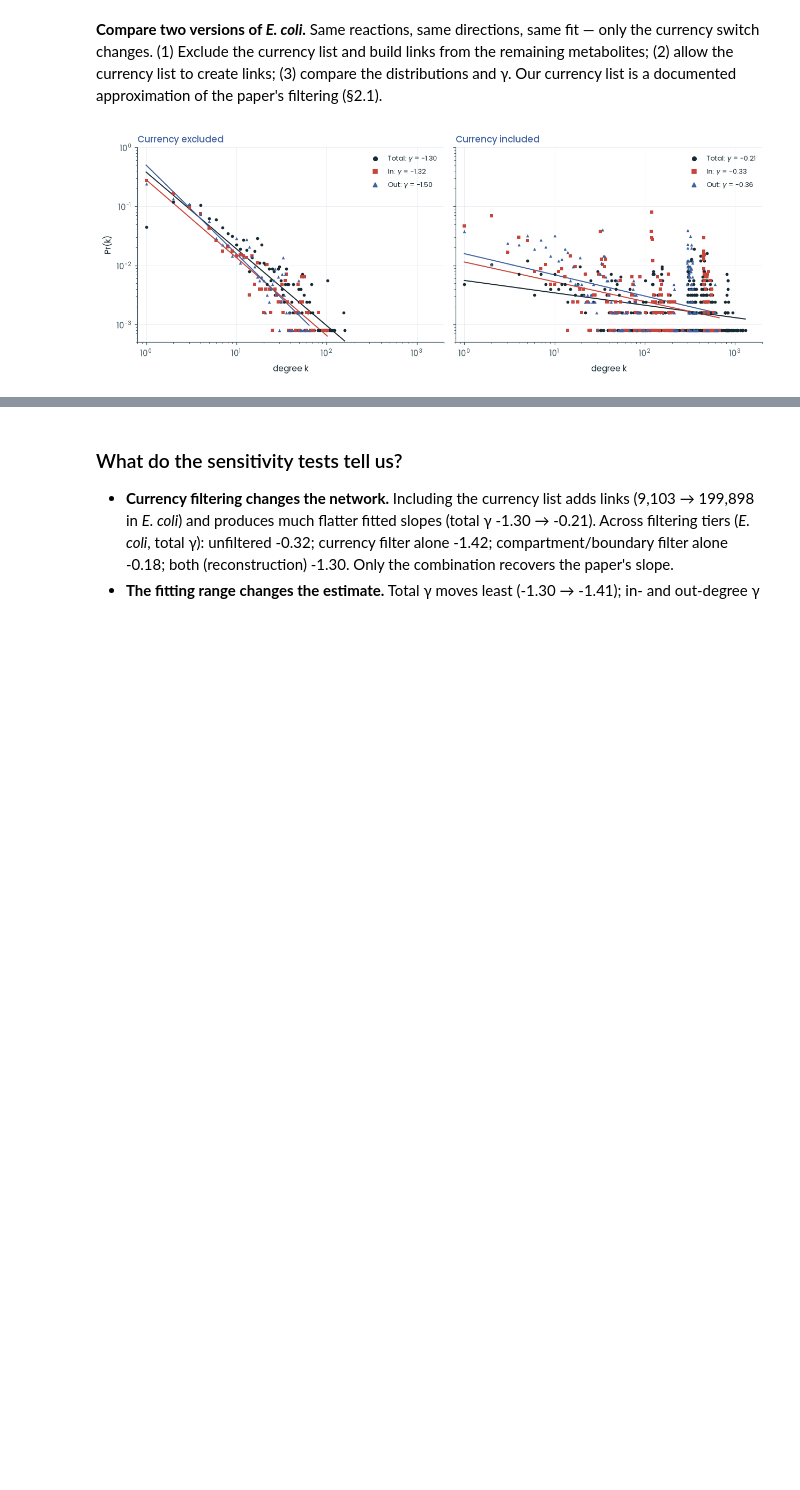
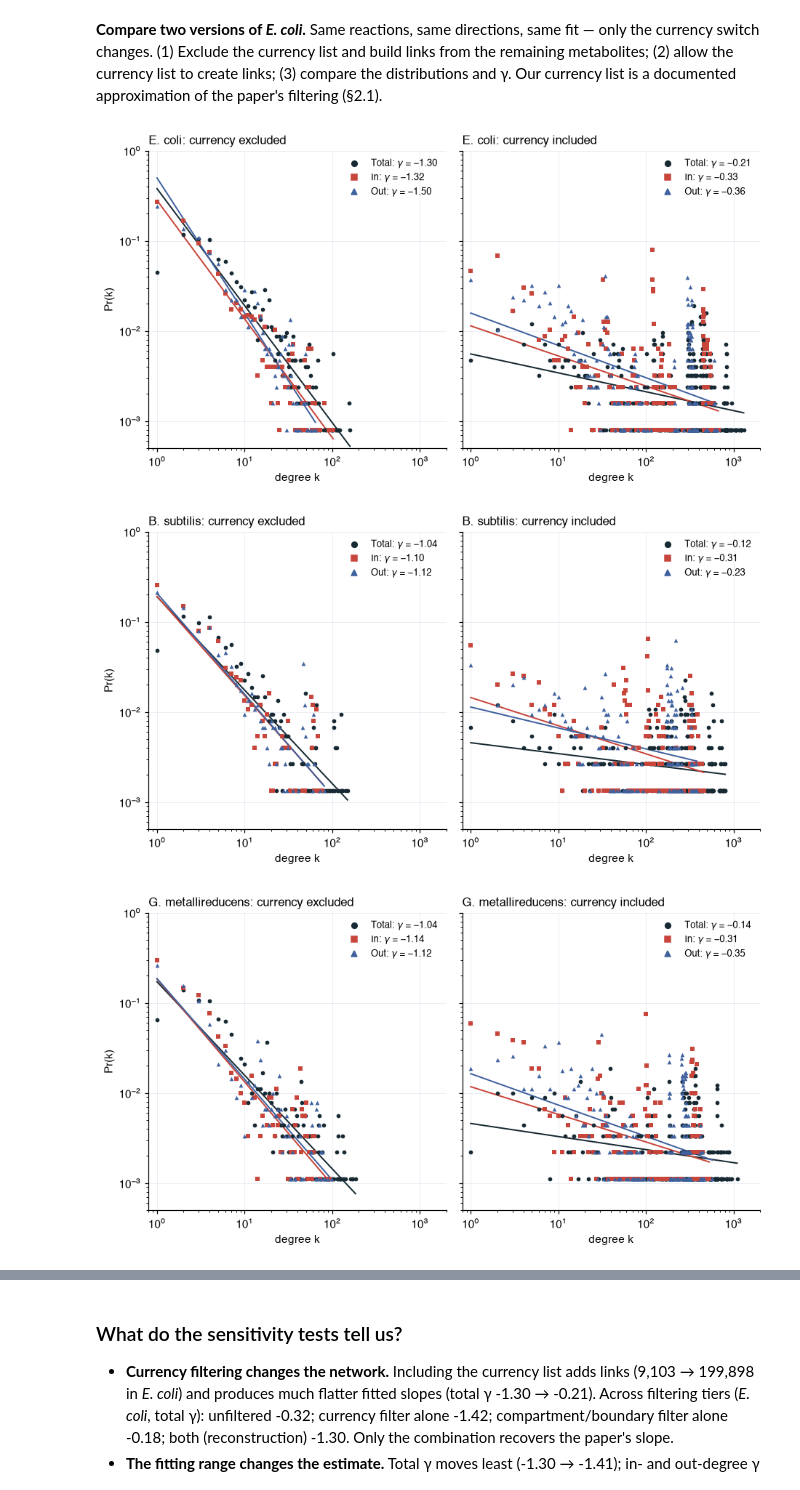
Before and after one commit to lolmomarchal/BMI_206_project, a Jupyter notebook: unified/unified_analysis.ipynb, the cells around one changed output, grey strips where cells are left out. Saved outputs shown, nothing was run; the diff lists cells and outputs as text; code cells hidden in the pictures; blank space fills up the shorter version.

```diff
--- a/unified/unified_analysis.ipynb
+++ b/unified/unified_analysis.ipynb
@@ -118,11 +111,11 @@ audit["currency"] = (audit.n_arcs >= 20) & (audit.frac_in_supp <= 0.05)
 found_cur = sorted(audit[audit.currency & (audit.organism != "scer") | (audit.currency & audit.met.str.endswith("_c"))].base.unique())
 print("metabolites removed by the supplement (union over organisms):", found_cur)
 print("== our CURRENCY set:", sorted(graph.CURRENCY), "| identical:", set(found_cur) == set(graph.CURRENCY))
-fig, ax = plt.subplots(figsize=(7.5, 4.2))
+fig, ax = plt.subplots(figsize=(5.5, 5.5))
 ax.grid(True, alpha=.5); ax.set_axisbelow(True)
 for flag, c, lab in [(False, T.SOFT_BLUE, "kept by the paper"), (True, T.RED, "removed (currency)")]:
     s = audit[audit.currency == flag]; ax.scatter(s.n_arcs, s.frac_in_supp, s=14, color=c, alpha=.7, label=lab, linewidths=0)
 ax.set(xscale="log", xlabel="arcs the metabolite would create", ylabel="fraction of those arcs in the supplement")
-ax.set_title("Currency metabolites separate cleanly", loc="left"); ax.legend(loc="center right")
+T.square(ax); ax.legend(loc="center right")
 fig.savefig(FIG / "02_currency_audit.png"); plt.show()
 # %% [output]
@@ -164,10 +156,7 @@ rebuilt, raw_deg = {}, {}
 for k in data.KEYS:
     ids, A = graph.build_graph(models[k], graph.RECONSTRUCTION)
     rebuilt[k] = (ids, A); raw_deg[k] = graph.degrees(A)
-fig = P.compare_with_original(
-    raw_deg, "Recreation from the raw BiGG models",
-    "Graphs rebuilt from the original metabolic models (currency, transport and boundary rules inferred)",
-    "", FIG / "03_fig2_from_raw_data.png")
+P.compare_with_original(raw_deg, FIG / "03_fig2_from_raw_data.png")
 plt.show()
 rows = []
 for k in data.KEYS:
@@ -262,20 +248,26 @@ findfont: Failed to find font weight semibold for DejaVu Sans, now using 700.
 **Compare two versions of *E. coli*.** Same reactions, same directions, same fit — only the currency switch changes. (1) Exclude the currency list and build links from the remaining
 metabolites; (2) allow the currency list to create links; (3) compare the distributions and γ. Our currency list is a documented approximation of the paper's filtering (§2.1).
 # %%
-ids_e, A_e = rebuilt["ecoli"]                                   # fixed node set = the reconstruction
-_, A_exc = graph.build_graph(models["ecoli"], graph.RECONSTRUCTION, nodes=ids_e)
-_, A_inc = graph.build_graph(models["ecoli"], graph.Rules("currency allowed", currency=False), nodes=ids_e)
-D_exc, D_inc = graph.degrees(A_exc), graph.degrees(A_inc)
-assert (A_exc == A_e).all() and (A_inc >= A_exc).all()
-fig, (g_exc, g_inc) = P.two_panel(D_exc, D_inc, ("Currency excluded", "Currency included"), path=FIG / "06_test1_currency.png")
-plt.show()
-t1 = pd.DataFrame({
-    "Currency excluded": {"Reactions": len(ids_e), "Directed links": int(A_exc.sum()), "Median total degree": np.median(D_exc["total"]),
-                          "Total-degree γ": g_exc["total"], "In-degree γ": g_exc["in"], "Out-degree γ": g_exc["out"]},
-    "Currency included": {"Reactions": len(ids_e), "Directed links": int(A_inc.sum()), "Median total degree": np.median(D_inc["total"]),
-                          "Total-degree γ": g_inc["total"], "In-degree γ": g_inc["in"], "Out-degree γ": g_inc["out"]}})
-t1.to_csv(RES / "05_test1_currency_ecoli.csv"); display(t1.round(2))
-display(Markdown(f"**Directed links increase from {int(A_exc.sum()):,} to {int(A_inc.sum()):,}.** Common metabolites create many more connections between reactions, "
+t1_all = {}
+for k in data.KEYS:
+    ids_k, A_k = rebuilt[k]                                  # fixed node set = the reconstruction
+    _, A_exc_k = graph.build_graph(models[k], graph.RECONSTRUCTION, nodes=ids_k)
+    _, A_inc_k = graph.build_graph(models[k], graph.Rules("currency allowed", currency=False), nodes=ids_k)
+    D_exc_k, D_inc_k = graph.degrees(A_exc_k), graph.degrees(A_inc_k)
+    assert (A_exc_k == A_k).all() and (A_inc_k >= A_exc_k).all()
+    fig, (g_exc_k, g_inc_k) = P.two_panel(D_exc_k, D_inc_k, (f"{data.NAME[k]}: currency excluded", f"{data.NAME[k]}: currency included"),
+                                          path=FIG / f"06_test1_currency_{k}.png")
+    plt.show()
+    t1_all[k] = (A_exc_k, A_inc_k, g_exc_k, g_inc_k)
+    for lab, A_, D_, g_ in [("Currency excluded", A_exc_k, D_exc_k, g_exc_k), ("Currency included", A_inc_k, D_inc_k, g_inc_k)]:
+        t1_all[(k, lab)] = {"Reactions": len(ids_k), "Directed links": int(A_.sum()), "Median total degree": np.median(D_["total"]),
+                            "Total-degree γ": g_["total"], "In-degree γ": g_["in"], "Out-degree γ": g_["out"]}
+t1 = pd.DataFrame({(data.NAME[k], lab): t1_all[(k, lab)] for k in data.KEYS for lab in ("Currency excluded", "Currency included")})
+t1.to_csv(RES / "05_test1_currency_all.csv"); display(t1.round(2))
+A_exc, A_inc, g_exc, g_inc = t1_all["ecoli"]                 # E. coli, used in the summary text below
+display(Markdown(f"**In *E. coli*, directed links increase from {int(A_exc.sum()):,} to {int(A_inc.sum()):,}.** Common metabolites create many more connections between reactions, "
                  f"and the fitted result depends strongly on currency filtering (total γ {g_exc['total']:.2f} → {g_inc['total']:.2f})."))
 # %% [output]
-[figure, old version]
+[figure, new version]
+[figure, added]
+[figure, added]
```
Also changed, not shown: parts of 13 cells of this notebook, 37 other files.
